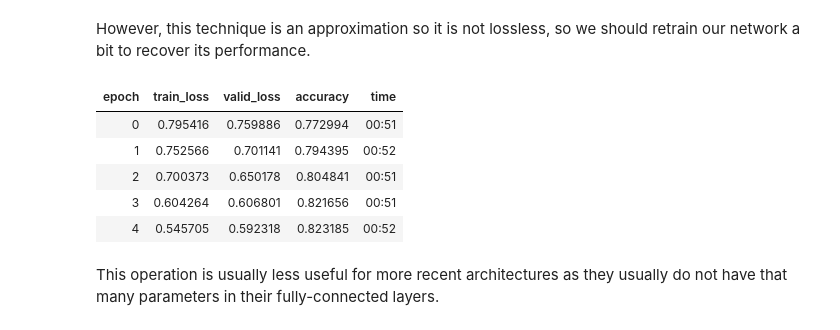
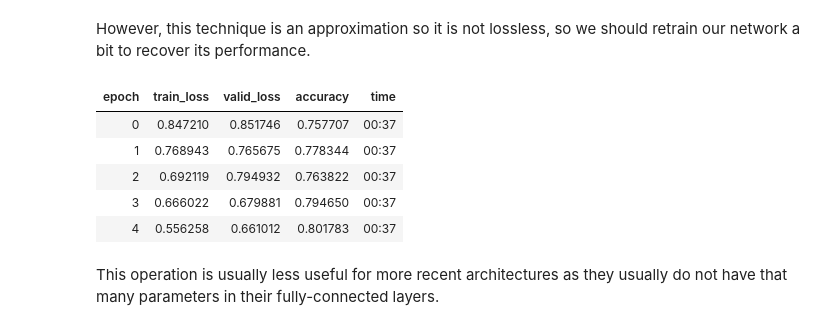
Before and after one commit to nathanhubens/fasterai, a Jupyter notebook: nbs/04e_tutorial.using_fasterai.ipynb, the cells around one changed output. Saved outputs shown, nothing was run; the diff lists cells and outputs as text; code cells hidden in the pictures.

```diff
--- a/nbs/04e_tutorial.using_fasterai.ipynb
+++ b/nbs/04e_tutorial.using_fasterai.ipynb
@@ -211,0 +194,3 @@ Final Sparsity: 40.00
+# %%
+sp_cb = SparsifyCallback(sparsity=50, granularity='filter', context='global', criteria=large_final, schedule=cos)
+student.fit(5, 1e-5, cbs=sp_cb)
@@ -317,7 +307,7 @@ model(x[0][None].cuda())
 # %% [markdown]
 Yay ! Now we can talk ! Let's just double check that our accuracy is unchanged and that we didn't mess up somewhere:
 # %%
-pruned_learner = Learner(data, pruned_model, metrics=[accuracy])
+pruned_learner = Learner(dls, pruned_model, metrics=[accuracy])
 pruned_learner.validate()
 # %% [output]
 [interactive output not drawn]
@@ -357,7 +347,8 @@ from fasterai.bn_folder import *
 # %% [markdown]
 Let's do this with our model !
 # %%
-folded_model = bn_folding_model(pruned_learner.model)
+bn_f = BN_Folder()
+folded_model = bn_f.fold(pruned_learner.model)
 # %% [markdown]
 The parameters drop is generally not that significant, especially in a network such as **VGG** where almost all parameters are contained in the FC layers but, hey, any gain is good to take.
 # %%
@@ -423,5 +414,5 @@ from fasterai.fc_decomposer import *
 # %%
-fc_decomposer = FCDecomposer()
+fc_decomposer = FC_Decomposer()
 decomposed_model = fc_decomposer.decompose(folded_model, percent_removed=0.5)
 # %% [markdown]
 How many parameters do we have now ?
@@ -443,15 +434,15 @@ decomposed_model(x[0][None].cuda())
 # %% [markdown]
 However, this technique is an approximation so it is not lossless, so we should retrain our network a bit to recover its performance.
 # %%
-final_learner = Learner(data, decomposed_model, metrics=[accuracy])
+final_learner = Learner(dls, decomposed_model, metrics=[accuracy])
 final_learner.fit_one_cycle(5, 1e-5)
 # %% [output]
 | epoch | train_loss | valid_loss | accuracy | time |
-| 0 | 0.795416 | 0.759886 | 0.772994 | 00:51 |
-| 1 | 0.752566 | 0.701141 | 0.794395 | 00:52 |
-| 2 | 0.700373 | 0.650178 | 0.804841 | 00:51 |
-| 3 | 0.604264 | 0.606801 | 0.821656 | 00:51 |
-| 4 | 0.545705 | 0.592318 | 0.823185 | 00:52 |
+| 0 | 0.847210 | 0.851746 | 0.757707 | 00:37 |
+| 1 | 0.768943 | 0.765675 | 0.778344 | 00:37 |
+| 2 | 0.692119 | 0.794932 | 0.763822 | 00:37 |
+| 3 | 0.666022 | 0.679881 | 0.794650 | 00:37 |
+| 4 | 0.556258 | 0.661012 | 0.801783 | 00:37 |
 # %% [markdown]
 This operation is usually less useful for more recent architectures as they usually do not have that many parameters in their fully-connected layers.
 # %% [markdown]
```
Also changed, not shown: parts of 36 cells of this notebook, 15 other files.
